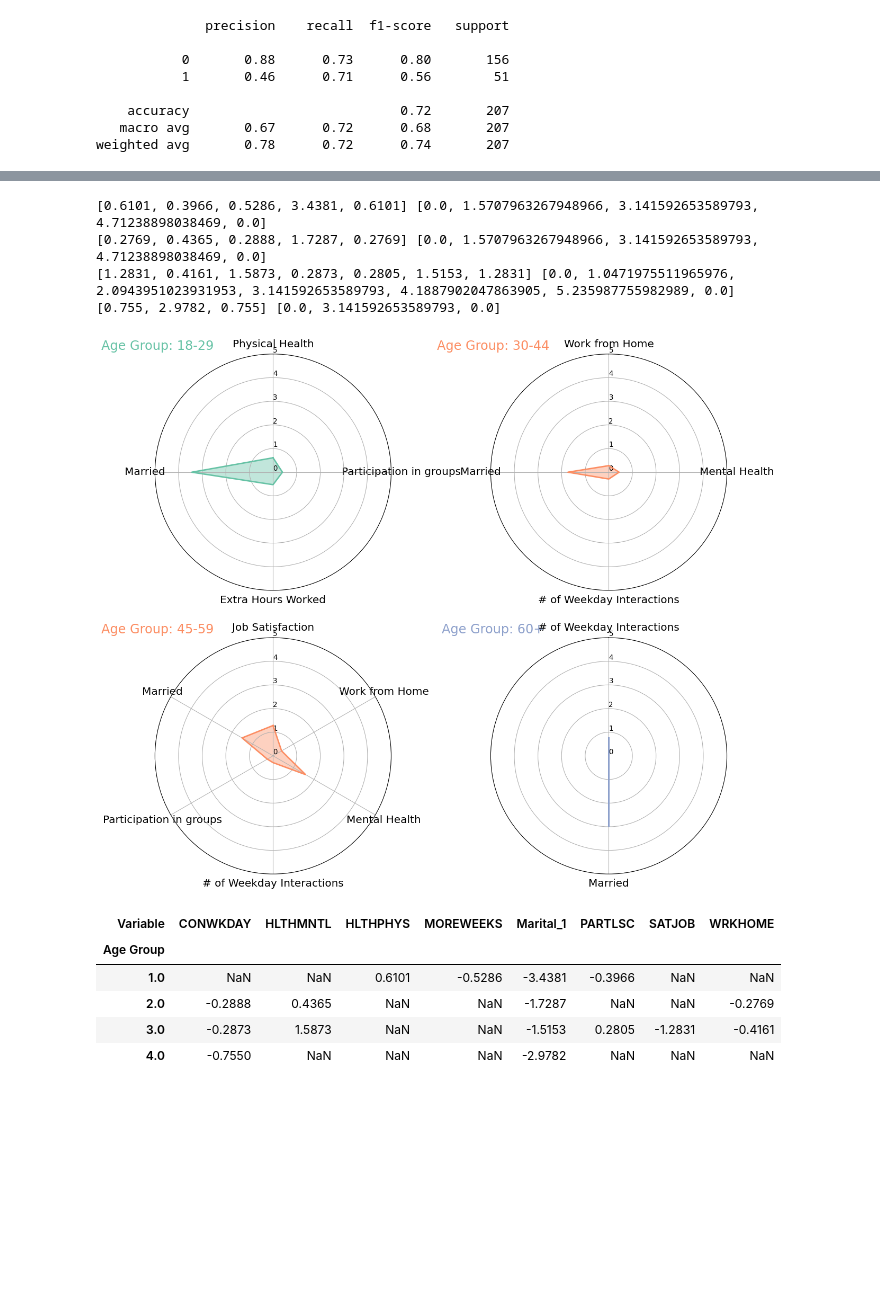
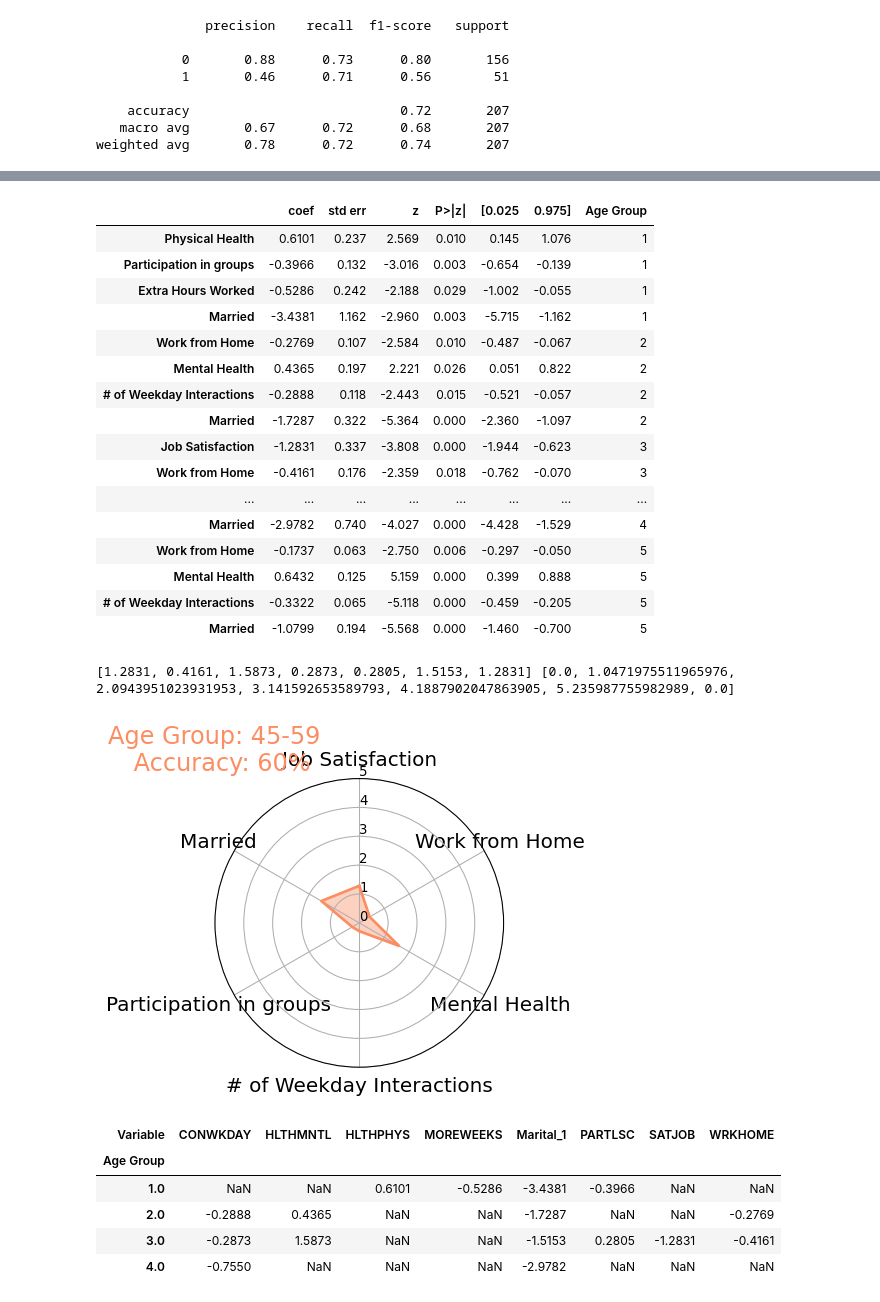
Before and after one commit to matthewasloan95/social-isolation-transportation, a Jupyter notebook: gss_logit.ipynb, the cells around one changed output, grey strips where cells are left out. Saved outputs shown, nothing was run; the diff lists cells and outputs as text; code cells hidden in the pictures; blank space fills up the shorter version.

```diff
--- a/gss_logit.ipynb
+++ b/gss_logit.ipynb
@@ -82,6 +82,9 @@ import statsmodels.api as sm
 sm_logit = sm.Logit(os_y, os_X)
 result = sm_logit.fit()
 print(result.summary())
+
+#save results for later
+summary_df5 = pd.read_html(result.summary().tables[1].as_html(), header=0, index_col=0)[0]
 # %% [output]
 Optimization terminated successfully.
          Current function value: 0.556043
@@ -187,8 +190,9 @@ summary_df1['Age Group'] = 1
 summary_df2['Age Group'] = 2
 summary_df3['Age Group'] = 3
 summary_df4['Age Group'] = 4
+summary_df5['Age Group'] = 5
 
-for table in [summary_df1,summary_df2,summary_df3,summary_df4]:
+for table in [summary_df1,summary_df2,summary_df3,summary_df4, summary_df5]:
     #Track the index
     index= 0
     for row in table['P>|z|']:
@@ -231,4 +239,24 @@ list(summary_df.index)
  'Married']
+# %%
+summary_df
+# %% [output]
+|  | coef | std err | z | P>|z| | [0.025 | 0.975] | Age Group |
+| Physical Health | 0.6101 | 0.237 | 2.569 | 0.010 | 0.145 | 1.076 | 1 |
+| Participation in groups | -0.3966 | 0.132 | -3.016 | 0.003 | -0.654 | -0.139 | 1 |
+| Extra Hours Worked | -0.5286 | 0.242 | -2.188 | 0.029 | -1.002 | -0.055 | 1 |
+| Married | -3.4381 | 1.162 | -2.960 | 0.003 | -5.715 | -1.162 | 1 |
+| Work from Home | -0.2769 | 0.107 | -2.584 | 0.010 | -0.487 | -0.067 | 2 |
+| Mental Health | 0.4365 | 0.197 | 2.221 | 0.026 | 0.051 | 0.822 | 2 |
+| # of Weekday Interactions | -0.2888 | 0.118 | -2.443 | 0.015 | -0.521 | -0.057 | 2 |
+| Married | -1.7287 | 0.322 | -5.364 | 0.000 | -2.360 | -1.097 | 2 |
+| Job Satisfaction | -1.2831 | 0.337 | -3.808 | 0.000 | -1.944 | -0.623 | 3 |
+| Work from Home | -0.4161 | 0.176 | -2.359 | 0.018 | -0.762 | -0.070 | 3 |
+| ... | ... | ... | ... | ... | ... | ... | ... |
+| Married | -2.9782 | 0.740 | -4.027 | 0.000 | -4.428 | -1.529 | 4 |
+| Work from Home | -0.1737 | 0.063 | -2.750 | 0.006 | -0.297 | -0.050 | 5 |
+| Mental Health | 0.6432 | 0.125 | 5.159 | 0.000 | 0.399 | 0.888 | 5 |
+| # of Weekday Interactions | -0.3322 | 0.065 | -5.118 | 0.000 | -0.459 | -0.205 | 5 |
+| Married | -1.0799 | 0.194 | -5.568 | 0.000 | -1.460 | -0.700 | 5 |
 # %%
 # plotting some radar plots?
 # ne
@@ -237,7 +265,7 @@ list(summary_df.index)
 #import matplotlib.pyplot as plt
 #import pandas as pd
 from math import pi
-
+#from matplotlib import colormaps
 
 # categories are the var names
 # only doing one group. Group A
@@ -254,7 +282,7 @@ def make_spider( row, title, color, df):
     angles += angles[:1]
 
     # Initialise the spider plot
-    ax = plt.subplot(2,2,row, polar=True, )
+    ax = plt.subplot(3,2,row, polar=True, )
     # If you want the first axis to be on top:
     ax.set_theta_offset(pi / 2)
     ax.set_theta_direction(-1)
@@ -274,44 +302,45 @@ def make_spider( row, title, color, df):
     ax.fill(angles, values, color=color, alpha=0.4)
     # Add a title
     plt.title(title, size=18, color=color, y=1.0,x=0.01)
 
 # ------- PART 2: Apply the function to all individuals
 # initialize the figure
 my_dpi=96
 plt.figure(figsize=(1500/my_dpi, 1300/my_dpi), dpi=my_dpi)
 
 # Create a color palette:
-my_palette = plt.cm.get_cmap("Set2", len(summary_df.index))
+#my_palette = colormaps["Set2"]
 
 # # Loop to plot
 # for row in range(0, len(df.index)):
 #     make_spider( row=row, title='group '+df['group'][row], color=my_palette(row))
 
 for row in summary_df['Age Group'].unique():
     title = ''
     if row == 1:
-        title = '18-29'
+        title = '18-29 \n Accuracy: 64%\n\n'
         #make_spider( row=row, title=f'Age Group: {title}', color=my_palette(row), df = summary_df.loc[summary_df['Age Group'] == row])
         #break
     if row == 2:
-        title = '30-44'
+        title = '30-44 \n Accuracy: 72%\n\n'
         #make_spider( row=row, title=f'Age Group: {title}', color=my_palette(row), df = summary_df.loc[summary_df['Age Group'] == row])
         #break
     if row == 3:
-        title = '45-59'
+        title = '45-59 \n Accuracy: 60%\n\n'
+        make_spider( row=row, title=f'Age Group: {title}', color=my_palette(row), df = summary_df.loc[summary_df['Age Group'] == row])
+        break
+    if row == 4:
+        title = '60+ \n Accuracy: 80%\n\n'
         #make_spider( row=row, title=f'Age Group: {title}', color=my_palette(row), df = summary_df.loc[summary_df['Age Group'] == row])
         #break
-    if row == 4:
-        title = '60+'
+    if row == 5:
+        title = 'All\nAccuracy: 72%\n\n'
         #make_spider( row=row, title=f'Age Group: {title}', color=my_palette(row), df = summary_df.loc[summary_df['Age Group'] == row])
         #break
-    make_spider( row=row, title=f'Age Group: {title}', color=my_palette(row), df = summary_df.loc[summary_df['Age Group'] == row])
+    #make_spider( row=row, title=f'Age Group: {title}', color=my_palette(row), df = summary_df.loc[summary_df['Age Group'] == row])
 # %% [output]
-[0.6101, 0.3966, 0.5286, 3.4381, 0.6101] [0.0, 1.5707963267948966, 3.141592653589793, 4.71238898038469, 0.0]
-[0.2769, 0.4365, 0.2888, 1.7287, 0.2769] [0.0, 1.5707963267948966, 3.141592653589793, 4.71238898038469, 0.0]
 [1.2831, 0.4161, 1.5873, 0.2873, 0.2805, 1.5153, 1.2831] [0.0, 1.0471975511965976, 2.0943951023931953, 3.141592653589793, 4.1887902047863905, 5.235987755982989, 0.0]
-[0.755, 2.9782, 0.755] [0.0, 3.141592653589793, 0.0]
-[figure, old version]
+[figure, new version]
 # %%
 plot_data = pd.DataFrame(summary_plot)
 plot_data['Variable']= plot_data.index
```
Also changed, not shown: parts of 3 cells of this notebook.
